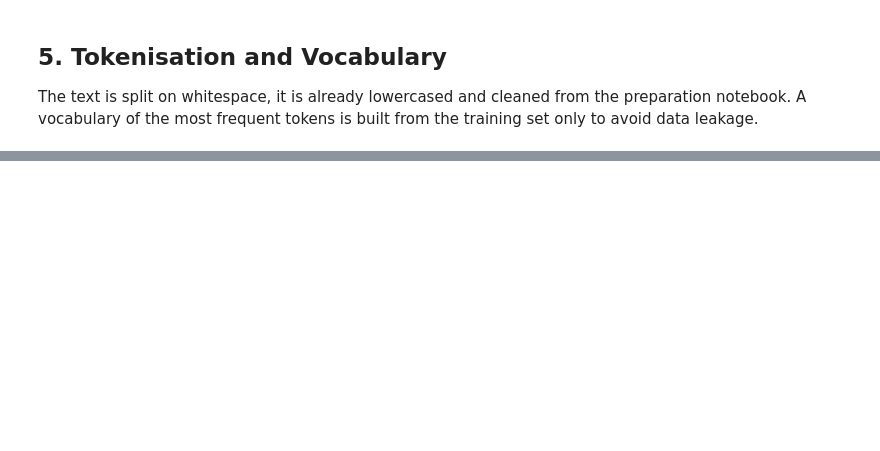
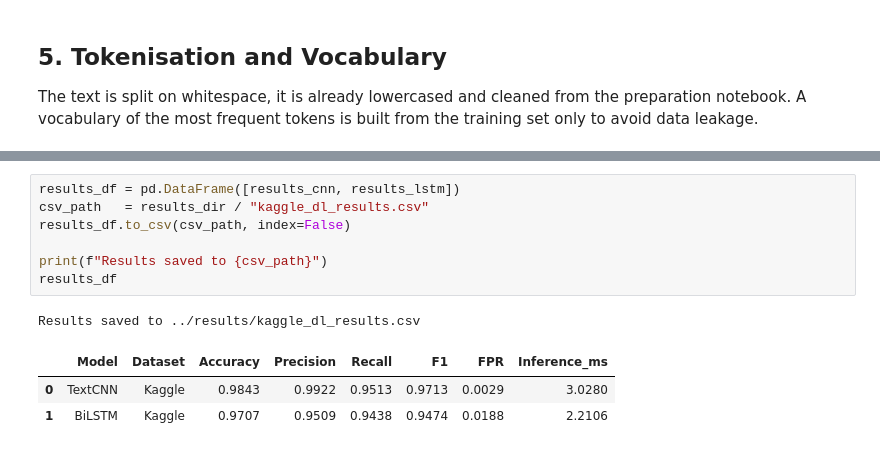
Before and after one commit to ChickenTenders2/cm3203-phishing-nlp, a Jupyter notebook: notebooks/kaggle_deep_learning.ipynb, the cells around one changed output, grey strips where cells are left out. Saved outputs shown, nothing was run; the diff lists cells and outputs as text; blank space fills up the shorter version.

```diff
--- a/notebooks/kaggle_deep_learning.ipynb
+++ b/notebooks/kaggle_deep_learning.ipynb
@@ -139,0 +489,12 @@ Pretrained GloVe 100-dimensional vectors are loaded and aligned to the vocabular
+# %%
+results_df = pd.DataFrame([results_cnn, results_lstm])
+csv_path   = results_dir / "kaggle_dl_results.csv"
+results_df.to_csv(csv_path, index=False)
+
+print(f"Results saved to {csv_path}")
+results_df
+# %% [output]
+Results saved to ../results/kaggle_dl_results.csv
+|  | Model | Dataset | Accuracy | Precision | Recall | F1 | FPR | Inference_ms |
+| 0 | TextCNN | Kaggle | 0.9843 | 0.9922 | 0.9513 | 0.9713 | 0.0029 | 3.0280 |
+| 1 | BiLSTM | Kaggle | 0.9707 | 0.9509 | 0.9438 | 0.9474 | 0.0188 | 2.2106 |
```
Also changed, not shown: parts of 20 cells of this notebook, 4 other files.
